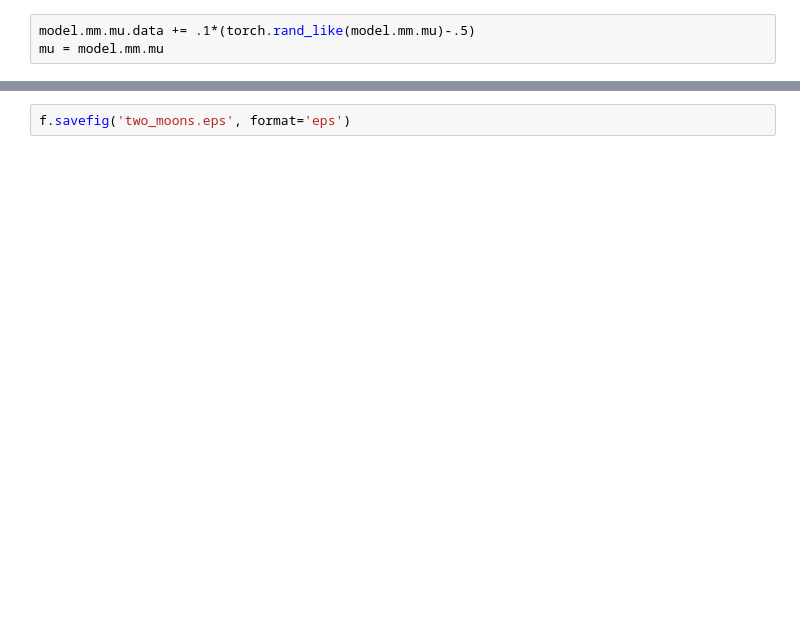
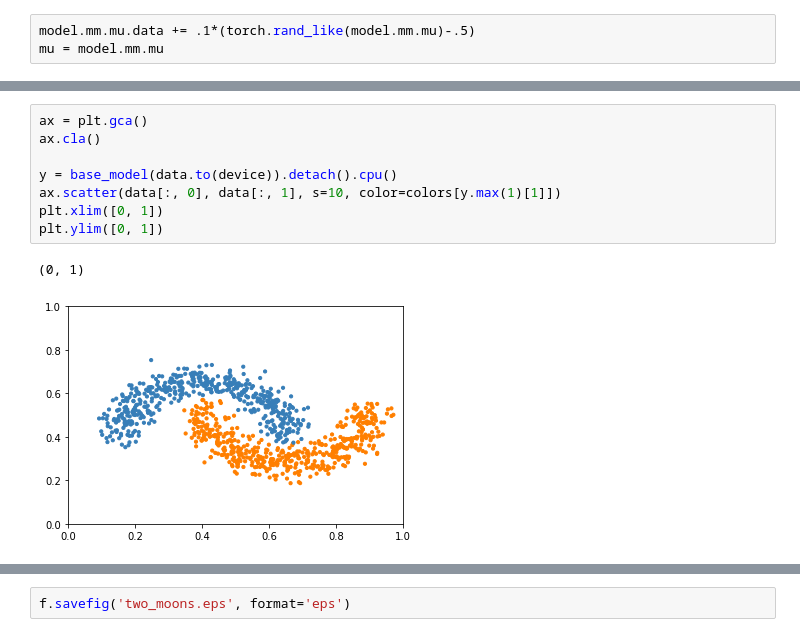
Before and after one commit to AlexMeinke/certified-certain-uncertainty, a Jupyter notebook: TwoMoons.ipynb, the cells around one changed output, grey strips where cells are left out. Cells and saved outputs as stored; diff of their text form; blank space fills up the shorter version.

```diff
--- a/TwoMoons.ipynb
+++ b/TwoMoons.ipynb
@@ -124 +133,12 @@ for i in range(mu.shape[0]):
+# %%
+ax = plt.gca()
+ax.cla()
+
+y = base_model(data.to(device)).detach().cpu()
+ax.scatter(data[:, 0], data[:, 1], s=10, color=colors[y.max(1)[1]])
+plt.xlim([0, 1])
+plt.ylim([0, 1])
+# %% [output]
+(0, 1)
+[figure, added]
 # %%
```
Also changed, not shown: parts of 9 cells of this notebook, 36 other files.
